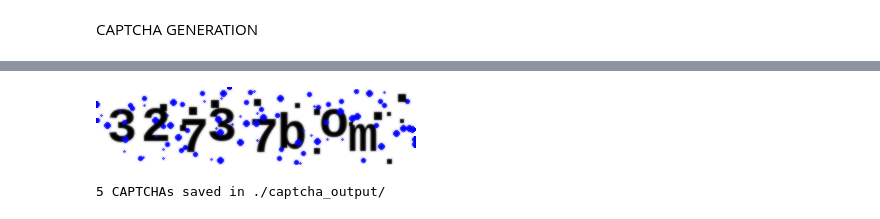
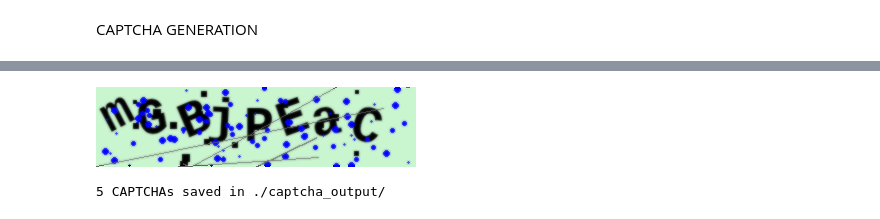
Before and after one commit to VenkatNarayananManjunath/AI-Experiments, a Jupyter notebook: Untitled53.ipynb, the cells around one changed output, grey strips where cells are left out. Cells and saved outputs as stored; diff of their text form; code cells hidden in the pictures.

```diff
--- a/Untitled53.ipynb
+++ b/Untitled53.ipynb
@@ -35,6 +35,23 @@ def add_noise_squares(draw, width, height, count=10, color=(0, 0, 0)):
         draw.rectangle([x, y, x + size, y + size], fill=color)
 
 
+def add_curved_lines(draw, width, height, count=3, color=(100, 100, 100)):
+    """Add random curved lines to the CAPTCHA for complexity."""
+    for _ in range(count):
+        # Random start and end points for the line
+        x1, y1 = random.randint(0, width), random.randint(0, height)
+        x2, y2 = random.randint(0, width), random.randint(0, height)
+
+        # Add control points for curvature, slightly outside the image sometimes
+        control_x1 = random.randint(-width // 4, width + width // 4)
+        control_y1 = random.randint(-height // 4, height + height // 4)
+        control_x2 = random.randint(-width // 4, width + width // 4)
+        control_y2 = random.randint(-height // 4, height + height // 4)
+
+        # Draw Bezier curve (quadratic or cubic)
+        draw.line([(x1, y1), (control_x1, control_y1), (x2, y2)], fill=color, width=random.randint(1, 2))
+
+
 def generate_captcha(
     text=None,
     width=300,
@@ -45,7 +62,10 @@ def generate_captcha(
     font_path=None,          # Path to a .ttf font file; None = PIL default
     blue_dot_count=80,
     black_square_count=12,
+    curved_line_count=3,     # New parameter for curved lines
+    randomize_bg_color=False, # New parameter to randomize background color
     distort=True,
+    rotate_chars=False,      # NEW parameter for character rotation
     output_path="captcha.png",
 ):
     """
@@ -60,7 +80,10 @@ def generate_captcha(
         font_path       : Path to a TrueType/OpenType font file.
         blue_dot_count  : Number of blue noise dots.
         black_square_count: Number of black noise squares.
+        curved_line_count : Number of curved lines to add.
+        randomize_bg_color: If True, generates a random light background color.
         distort         : Apply slight per-character vertical jitter.
+        rotate_chars    : If True, individual characters are randomly rotated.
         output_path     : Where to save the final PNG.
 
     Returns:
@@ -68,6 +91,13 @@ def generate_captcha(
     """
     if text is None:
         text = generate_captcha_text()
+
+    if randomize_bg_color:
+        # Generate a light random background color for readability
+        r = random.randint(200, 255)
+        g = random.randint(200, 255)
+        b = random.randint(200, 255)
+        bg_color = (r, g, b)
 
     img = Image.new("RGB", (width, height), color=bg_color)
     draw = ImageDraw.Draw(img)
@@ -94,17 +124,60 @@ def generate_captcha(
     except Exception:
         font = ImageFont.load_default()
 
-    # --- Draw each character with slight random jitter -------------------
+    # --- Draw each character with slight random jitter and optional rotation ---
     char_spacing = width // (len(text) + 1)
     for i, ch in enumerate(text):
-        x = char_spacing * i + random.randint(-4, 4) + 10
+        x_base = char_spacing * i + 10
         y_center = (height - font_size) // 2
-        y = y_center + (random.randint(-8, 8) if distort else 0)
-        draw.text((x, y), ch, font=font, fill=text_color)
+        y_jitter = (random.randint(-8, 8) if distort else 0)
+
+        if rotate_chars:
+            # Get character bounding box to create a snug temporary image
+            # Pillow 9+ uses font.getbbox, older versions might need font.getmask().getbbox()
+            try:
+                bbox = font.getbbox(ch)
+            except AttributeError:
+                # Fallback for older Pillow versions
+                mask = font.getmask(ch)
+                bbox = mask.getbbox() if mask else (0,0,0,0)
+
+            char_w = bbox[2] - bbox[0]
+            char_h = bbox[3] - bbox[1]
+
+            # Create a temporary image for the character, with padding for rotation
+            # Use RGBA for transparency during rotation
+            temp_img_size = max(char_w, char_h) + int(font_size * 0.5) # Add padding based on font size
+            temp_char_img = Image.new("RGBA", (temp_img_size, temp_img_size), (0, 0, 0, 0))
+            temp_char_draw = ImageDraw.Draw(temp_char_img)
+
+            # Calculate position to draw char on temp_char_img, centering it
+            draw_x = (temp_img_size - char_w) // 2 - bbox[0]
+            draw_y = (temp_img_size - char_h) // 2 - bbox[1]
+            temp_char_draw.text((draw_x, draw_y), ch, font=font, fill=text_color)
+
+            # Rotate the temporary character image
+            angle = random.randint(-30, 30) # Random rotation angle
+            rotated_char_img = temp_char_img.rotate(angle, expand=1, resample=Image.BICUBIC)
+
+            # Calculate original character's target center on the main image
+            target_center_x = x_base + random.randint(-4, 4) + char_w / 2
+            target_center_y = y_center + y_jitter + char_h / 2
+
+            # Calculate where to paste the rotated character's top-left
+            rotated_w, rotated_h = rotated_char_img.size
+            paste_x = int(target_center_x - rotated_w / 2)
+            paste_y = int(target_center_y - rotated_h / 2)
+
+            img.paste(rotated_char_img, (paste_x, paste_y), rotated_char_img) # Use rotated_char_img as mask for alpha
+        else:
+            x = x_base + random.randint(-4, 4)
+            y = y_center + y_jitter
+            draw.text((x, y), ch, font=font, fill=text_color)
 
     # --- Noise layers ----------------------------------------------------
     add_noise_dots(draw, width, height, count=blue_dot_count, color=(0, 0, 255))
     add_noise_squares(draw, width, height, count=black_square_count, color=(0, 0, 0))
+    add_curved_lines(draw, width, height, count=curved_line_count, color=(100, 100, 100))
 
     # --- Very slight blur to blend noise with text (optional) ------------
     img = img.filter(ImageFilter.SMOOTH_MORE)
@@ -123,6 +196,7 @@ if __name__ == "__main__":
     out_dir = "captcha_output"
     os.makedirs(out_dir, exist_ok=True)
 
+    print("\n--- Generating CAPTCHAs with Curved Lines, Random Backgrounds, and Character Rotation---")
     for i in range(5):
         img, text = generate_captcha(
             output_path=os.path.join(out_dir, f"captcha_{i+1}.png"),
@@ -131,10 +205,13 @@ if __name__ == "__main__":
             font_size=50,
             blue_dot_count=90,
             black_square_count=15,
+            curved_line_count=3,
+            randomize_bg_color=True,
             distort=True,
+            rotate_chars=True, # Enable character rotation
         )
         print(f"Displaying CAPTCHA with text: '{text}'")
         display(img)
 
-    print(f"\n5 CAPTCHAs saved in ./{out_dir}/")
+    print(f"\n5 CAPTCHAs saved in ./{out_dir}/\n")
 # %% [output]
@@ -155,2 +233,2 @@ Displaying CAPTCHA with text: '32737bom'
-[figure, old version]
+[figure, new version]
 5 CAPTCHAs saved in ./captcha_output/
```
Also changed, not shown: parts of 1 cell of this notebook.
